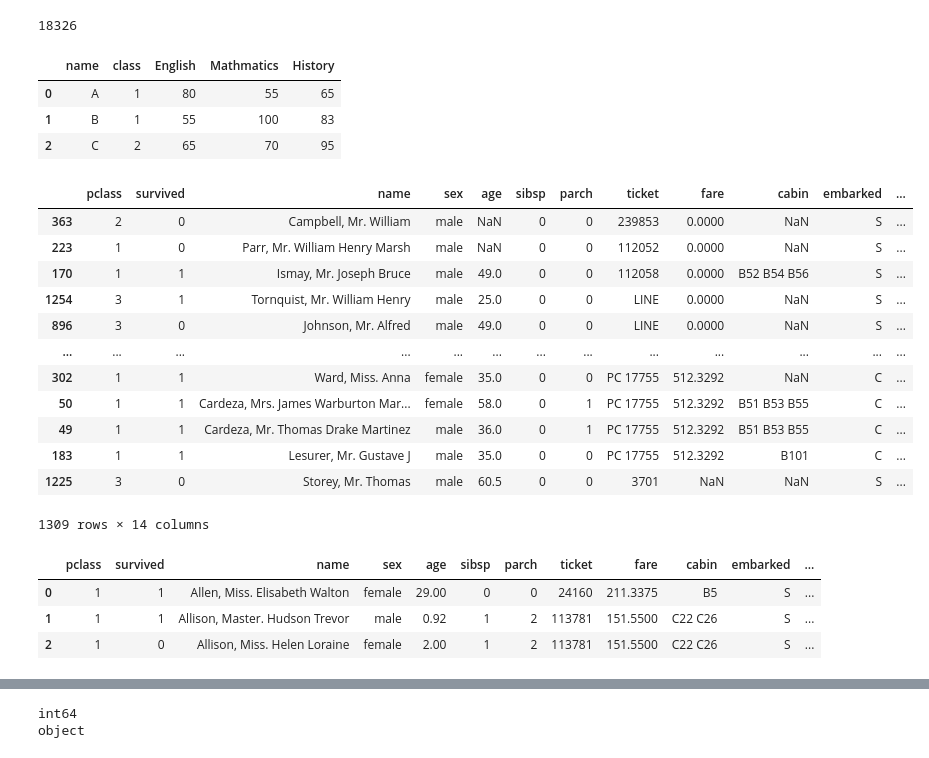
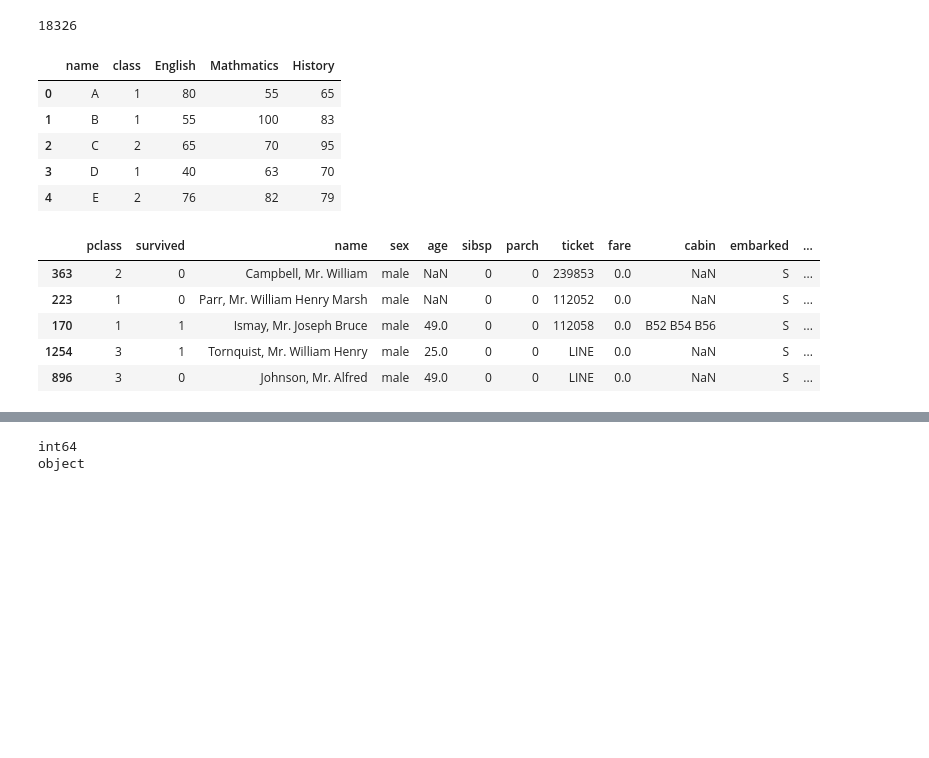
Before and after one commit to T-Sawao/Problem_100, a Jupyter notebook: pandas_100/notebook/01_Pandas_100_Knocks_for_Begginer_v1.0.4.ipynb, the cells around one changed output, grey strips where cells are left out. Saved outputs shown, nothing was run; the diff lists cells and outputs as text; code cells hidden in the pictures; blank space fills up the shorter version.

```diff
--- a/pandas_100/notebook/01_Pandas_100_Knocks_for_Begginer_v1.0.4.ipynb
+++ b/pandas_100/notebook/01_Pandas_100_Knocks_for_Begginer_v1.0.4.ipynb
@@ -97,46 +97,33 @@ df.size
 # print(ans[4]) #回答表示
 # %%
 df = pd.read_csv("../input/data1.csv")
-df.head(3)
+df.head()
 # %% [output]
 |  | name | class | English | Mathmatics | History |
 | 0 | A | 1 | 80 | 55 | 65 |
 | 1 | B | 1 | 55 | 100 | 83 |
 | 2 | C | 2 | 65 | 70 | 95 |
+| 3 | D | 1 | 40 | 63 | 70 |
+| 4 | E | 2 | 76 | 82 | 79 |
 # %%
 # 【5】
 # dfのfareの列で昇順に並び替えて表示
 # print(ans[5]) #回答表示
 df = initialize1() #初期
 # %%
-df.sort_values("fare")
+df.sort_values("fare").head()
 # %% [output]
 |  | pclass | survived | name | sex | age | sibsp | parch | ticket | fare | cabin | embarked | ... |
-| 363 | 2 | 0 | Campbell, Mr. William | male | NaN | 0 | 0 | 239853 | 0.0000 | NaN | S | ... |
-| 223 | 1 | 0 | Parr, Mr. William Henry Marsh | male | NaN | 0 | 0 | 112052 | 0.0000 | NaN | S | ... |
-| 170 | 1 | 1 | Ismay, Mr. Joseph Bruce | male | 49.0 | 0 | 0 | 112058 | 0.0000 | B52 B54 B56 | S | ... |
-| 1254 | 3 | 1 | Tornquist, Mr. William Henry | male | 25.0 | 0 | 0 | LINE | 0.0000 | NaN | S | ... |
-| 896 | 3 | 0 | Johnson, Mr. Alfred | male | 49.0 | 0 | 0 | LINE | 0.0000 | NaN | S | ... |
-| ... | ... | ... | ... | ... | ... | ... | ... | ... | ... | ... | ... | ... |
-| 302 | 1 | 1 | Ward, Miss. Anna | female | 35.0 | 0 | 0 | PC 17755 | 512.3292 | NaN | C | ... |
-| 50 | 1 | 1 | Cardeza, Mrs. James Warburton Mar... | female | 58.0 | 0 | 1 | PC 17755 | 512.3292 | B51 B53 B55 | C | ... |
-| 49 | 1 | 1 | Cardeza, Mr. Thomas Drake Martinez | male | 36.0 | 0 | 1 | PC 17755 | 512.3292 | B51 B53 B55 | C | ... |
-| 183 | 1 | 1 | Lesurer, Mr. Gustave J | male | 35.0 | 0 | 0 | PC 17755 | 512.3292 | B101 | C | ... |
-| 1225 | 3 | 0 | Storey, Mr. Thomas | male | 60.5 | 0 | 0 | 3701 | NaN | NaN | S | ... |
+| 363 | 2 | 0 | Campbell, Mr. William | male | NaN | 0 | 0 | 239853 | 0.0 | NaN | S | ... |
+| 223 | 1 | 0 | Parr, Mr. William Henry Marsh | male | NaN | 0 | 0 | 112052 | 0.0 | NaN | S | ... |
+| 170 | 1 | 1 | Ismay, Mr. Joseph Bruce | male | 49.0 | 0 | 0 | 112058 | 0.0 | B52 B54 B56 | S | ... |
+| 1254 | 3 | 1 | Tornquist, Mr. William Henry | male | 25.0 | 0 | 0 | LINE | 0.0 | NaN | S | ... |
+| 896 | 3 | 0 | Johnson, Mr. Alfred | male | 49.0 | 0 | 0 | LINE | 0.0 | NaN | S | ... |
-1309 rows × 14 columns
 # %%
 # 【6】
 # df_copyにdfをコピーして、最初の5行を表示
 #print(ans[6]) #回答表示
 df = initialize1() #初期化
-# %%
-df_copy = df.copy()
-df_copy.head(3)
-# %% [output]
-|  | pclass | survived | name | sex | age | sibsp | parch | ticket | fare | cabin | embarked | ... |
-| 0 | 1 | 1 | Allen, Miss. Elisabeth Walton | female | 29.00 | 0 | 0 | 24160 | 211.3375 | B5 | S | ... |
-| 1 | 1 | 1 | Allison, Master. Hudson Trevor | male | 0.92 | 1 | 2 | 113781 | 151.5500 | C22 C26 | S | ... |
-| 2 | 1 | 0 | Allison, Miss. Helen Loraine | female | 2.00 | 1 | 2 | 113781 | 151.5500 | C22 C26 | S | ... |
 # %%
 # 【7】
 # ① dfの各列のデータ型を確認
```
Also changed, not shown: parts of 31 cells of this notebook, 5 other files.
